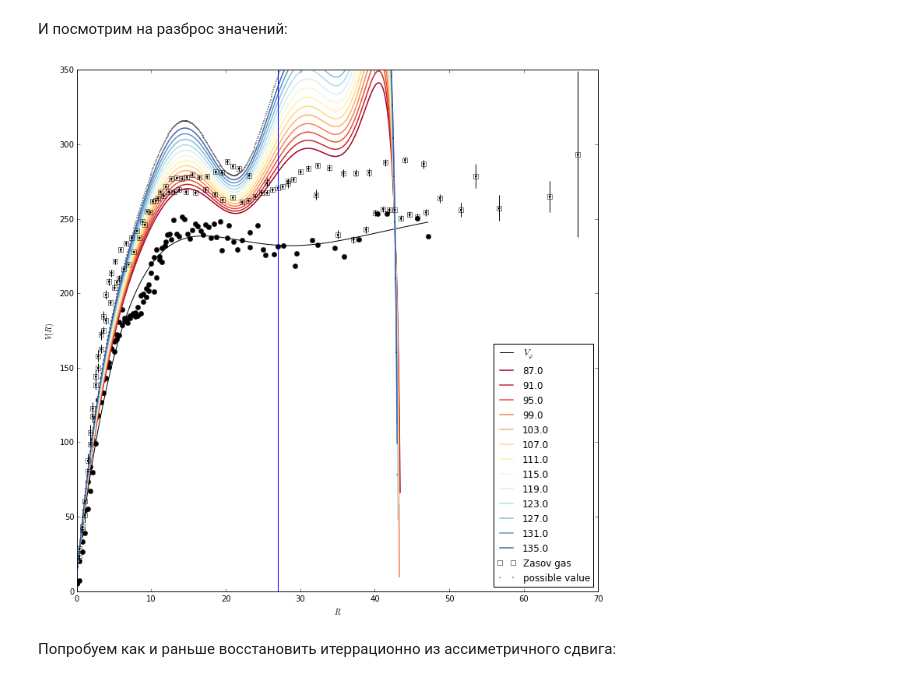
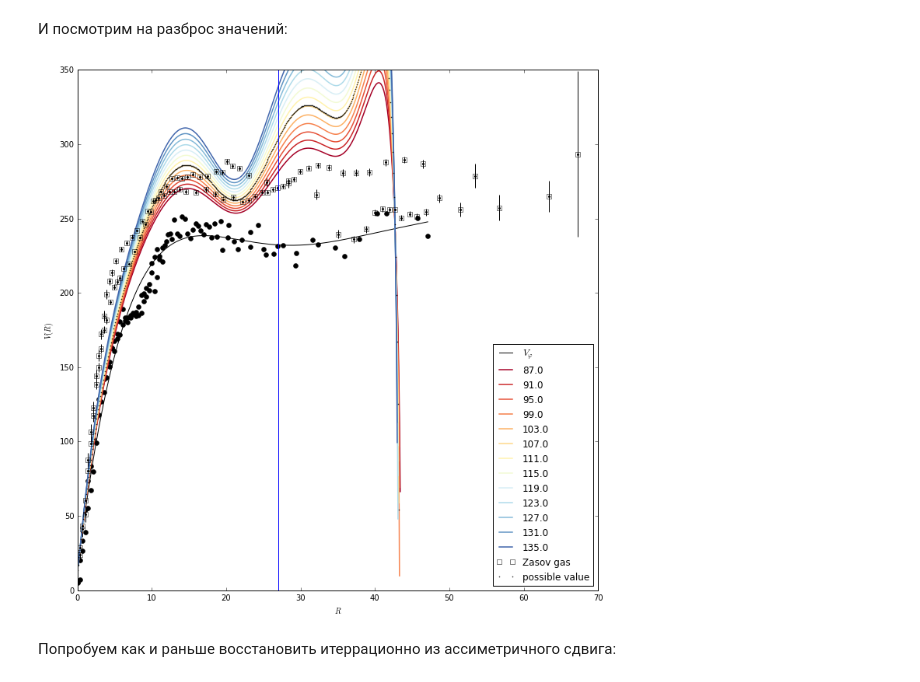
Before and after one commit to Amarchuk/2FInstability, a Jupyter notebook: notebooks/NGC338_cut.ipynb, the cells around one changed output. Saved outputs shown, nothing was run; the diff lists cells and outputs as text; code cells hidden in the pictures.

```diff
--- a/notebooks/NGC338_cut.ipynb
+++ b/notebooks/NGC338_cut.ipynb
@@ -949,33 +954,34 @@ plt.show()
 # %%
 # sigmas = np.arange(112., 185., 4.)
 sigmas = np.arange(87., 137., 4.)
 
 plt.plot(r_ma_b, vel_ma_b, 'o', color='black', markersize=6)
 plt.plot(test_points, poly_star(test_points), '-', color='black', label=r'$V_{\varphi}$')
 plt.xlabel('$R$')
 plt.ylabel('$V(R)$')
 plt.ylim(0, 350)
 
 for s in sigmas:
     sig_R_0 = s
     poly_marj_R = poly1d(polyfit(points, [sigR_exp(R) for R in points], deg=7))
     ind = np.where(sigmas==s)[0][0]
     plt.plot(test_points, [predict_gas(R) for R in test_points],
      '-', label=('%s' % s), lw=1.5, ms=0.5, color=plt.cm.RdYlBu(ind*1.0/len(sigmas)))
 
 plt.plot(r_g_b, vel_g_b, 's', label = 'Zasov gas', color='black', mfc='none')
 plt.errorbar(r_g_b, vel_g_b, yerr=e_vel_g_b, fmt='.', marker='.', mew=0, color='black')
 
-sig_R_0 = 140.
+# sig_R_0 = 140.
+sig_R_0 = 107.5
 poly_marj_R = poly1d(polyfit(points, [sigR_exp(R) for R in points], deg=7))
 plt.plot(test_points, [predict_gas(R) for R in test_points],
      'o', label='possible value', color='black', mfc='none', markersize=1)
 
 plt.axvline(x=27.)
 plt.legend(loc='lower right')
 plt.show()
 # %% [output]
-[figure, old version]
+[figure, new version]
 # %% [markdown]
 Попробуем как и раньше восстановить итеррационно из ассиметричного сдвига:
 # %%
```
Also changed, not shown: parts of 36 cells of this notebook, 15 other files.
